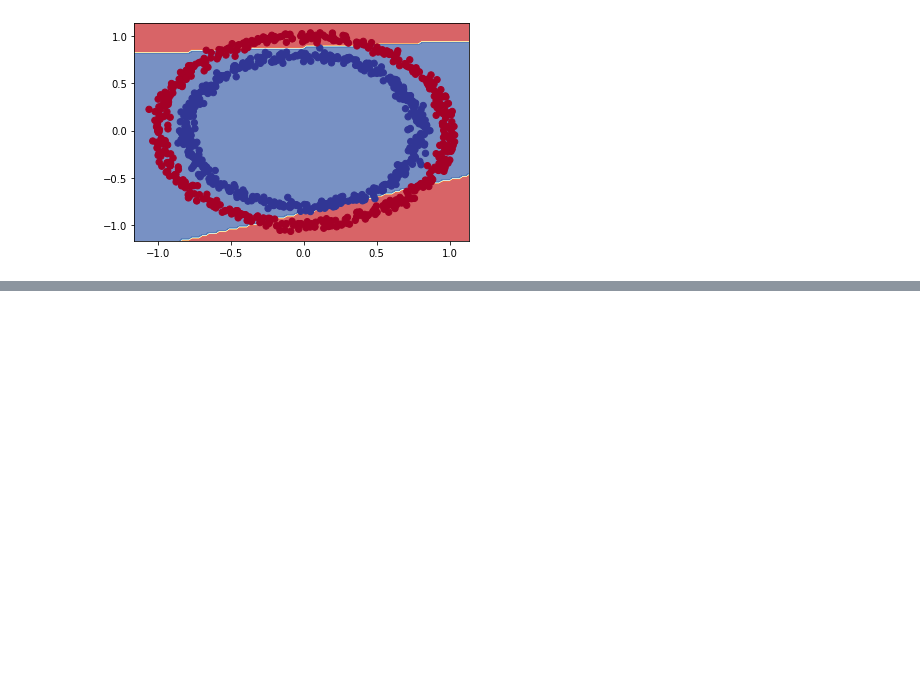
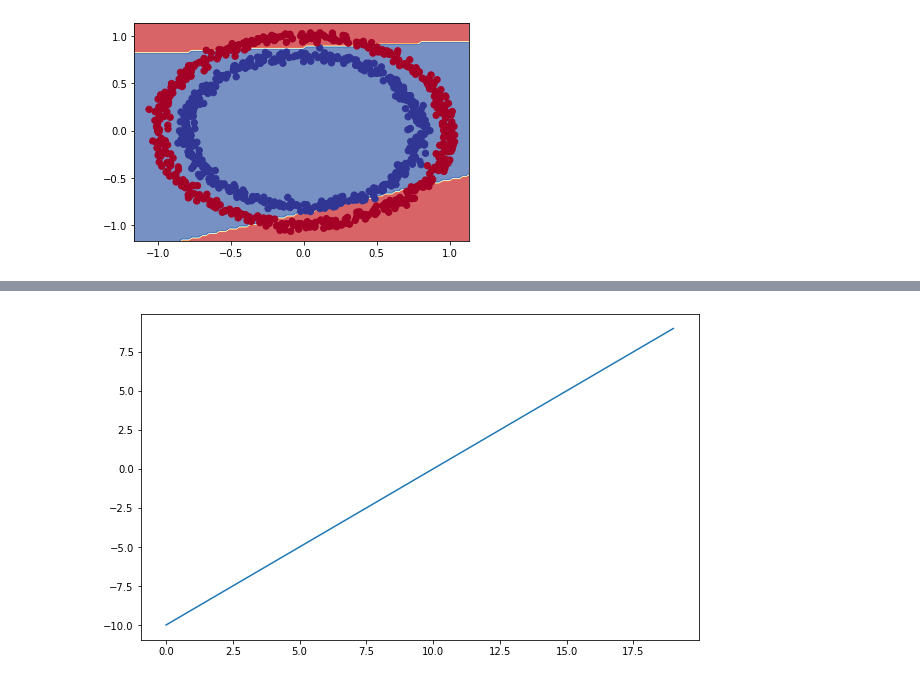
Before and after one commit to adrikosm/Tensorflow_Certification, a Jupyter notebook: Neural Network Intro/Classification/Neural_Network_Classification.ipynb, the cells around one changed output, grey strips where cells are left out. Cells and saved outputs as stored; diff of their text form; code cells hidden in the pictures; blank space fills up the shorter version.

```diff
--- a/Neural Network Intro/Classification/Neural_Network_Classification.ipynb
+++ b/Neural Network Intro/Classification/Neural_Network_Classification.ipynb
@@ -390,0 +414,6 @@ plot_history(history_7)
+# %%
+# Plot the linear activation
+plt.figure(figsize=(10,6))
+plt.plot(tf.keras.activations.linear(A));
+# %% [output]
+[figure, added]
```
Also changed, not shown: parts of 11 cells of this notebook, 1 other file.
